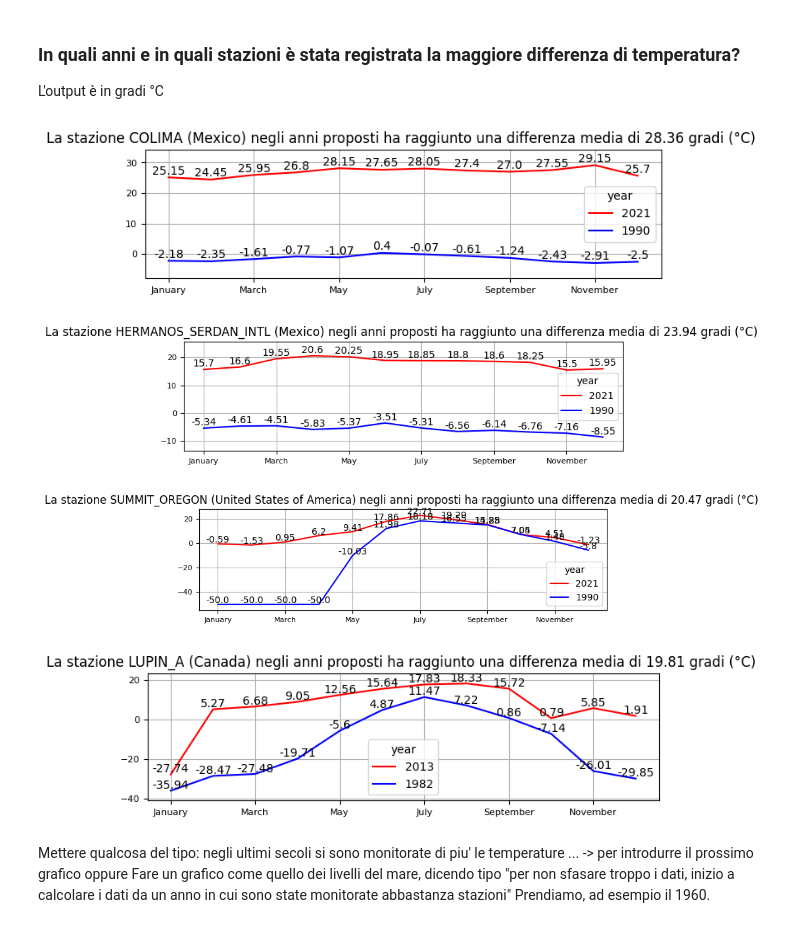
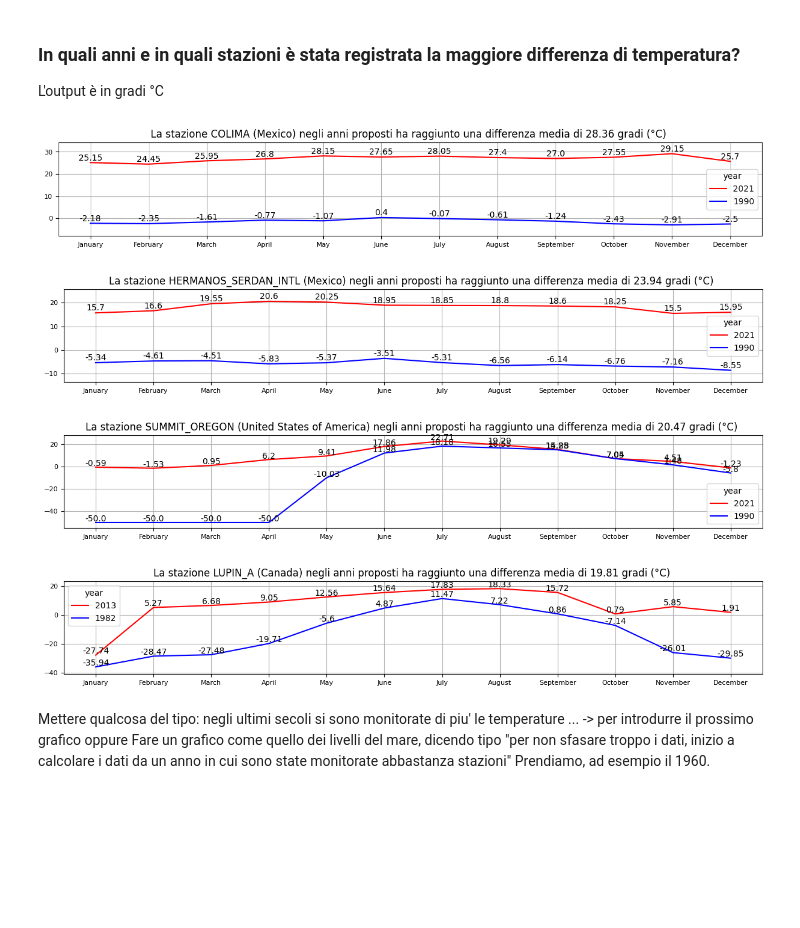
Before and after one commit to ElenaCurti/big-data, a Jupyter notebook: Attivita_03_DataAnalytics/file.ipynb, the cells around one changed output. Cells and saved outputs as stored; diff of their text form; code cells hidden in the pictures; blank space fills up the shorter version.

```diff
--- a/Attivita_03_DataAnalytics/file.ipynb
+++ b/Attivita_03_DataAnalytics/file.ipynb
@@ -220,7 +220,7 @@ df_sea = df_sea.groupby("year").mean()
 # %% [markdown]
 Una volta creati tutti i file CSV, per usarli basterà leggerli e fare il join sul campo 'fips' e 'station_id':
 # %%
-df_temperatures = pd.read_csv(FILE_CSV_TEMPERATURES).dropna()
+df_temperatures = pd.read_csv(FILE_CSV_TEMPERATURES)#.dropna()
 df_stations = pd.read_csv(FILE_CSV_STATIONS)
 df_country = pd.read_csv(FILE_CSV_COUNTRIES_CREATED)
 # %% [markdown]
@@ -386,42 +386,42 @@ df_first_n_record = df.sort_values(by="diff", ascending=False).head(N)
 
 # In df_first_n_record saranno present solo  record con gli anni massimi. Aggiungo quelli con gli anni minimi
 df_tmp = df_first_n_record
 for _, record in df_first_n_record.iterrows():
     record2 = df[(df["station_id"] == record["station_id"]) & (pd.isna(df["diff"]))]
     df_tmp = pd.concat([df_tmp, record2])
 
 # Faccio il merge con i dati delle stazioni e dei paesi
 df = df_tmp.merge(df_stations, on="station_id").merge(df_country, on="fips").merge(df_temperatures, on=["station_id", "year"])
 
 # Per ogni stazione, stampo un grafico
 for _, record in df_first_n_record.iterrows():
     # Seleziono i due record della stazione
     df_station_to_plot = df[df["station_id"] == record["station_id"]]
 
     nome_stazione = df_station_to_plot.iloc[1]["station_name"]
     nome_country = df_station_to_plot.iloc[1]["name_country"]
     titolo = "La stazione "+ nome_stazione  +" ("+ nome_country  \
         + ") negli anni proposti ha raggiunto una differenza media di " + f"{df_station_to_plot['diff'].max():.2f}" + " gradi (°C) "
 
-    # Imposto l'anno come indice. Tengo solo le temperature misurate nei 12 mesi. Cambio i nomi alle colonne
+    # Imposto l'anno come indice. Tengo solo le colonne con le temperature. Cambio i nomi alle colonne
     df_station_to_plot = df_station_to_plot.set_index(["year"])
     df_station_to_plot = df_station_to_plot[[calendar.month_name[i]+"_value" for i in range(1,13)]]
     df_station_to_plot = df_station_to_plot.rename(columns={calendar.month_name[i]+"_value":calendar.month_name[i] for i in range(1,13)})
-    # display("Stazione: "+ nome_stazione +" ("+ nome_country+ ")", df_station_to_plot)
+
     # Disegno il grafico, con la griglia in background
     y_min = df_station_to_plot.min().min()
     y_max = df_station_to_plot.max().max()
-    df_station_to_plot.transpose().plot(figsize=(8,2), fontsize=8, title=titolo, color=['red', 'blue'], ylim=(y_min-5, y_max+5))
+    df_station_to_plot.transpose().plot(figsize=(15,2), fontsize=8, title=titolo, color=['red', 'blue'], ylim=(y_min-5, y_max+5), xticks=[i for i in range(12)])
     plt.grid(True)
-    # display(df_station_to_plot)
     for i in range(1,13):
+        # if i % 2 == 1:
         for _, temp in df_station_to_plot.iterrows():
-            plt.text(i-1, temp[calendar.month_name[i]]+1, temp[calendar.month_name[i]], ha='center')
+            plt.text(i-1, temp[calendar.month_name[i]]+1, temp[calendar.month_name[i]], ha='center' )
 # %% [output]
-[figure, old version]
+[figure, new version]
-[figure, old version]
+[figure, new version]
-[figure, old version]
+[figure, new version]
-[figure, old version]
+[figure, new version]
 # %% [markdown]
 Mettere qualcosa del tipo: negli ultimi secoli si sono monitorate di piu' le temperature ... -> per introdurre il prossimo grafico
 oppure
```
Also changed, not shown: parts of 4 cells of this notebook.
